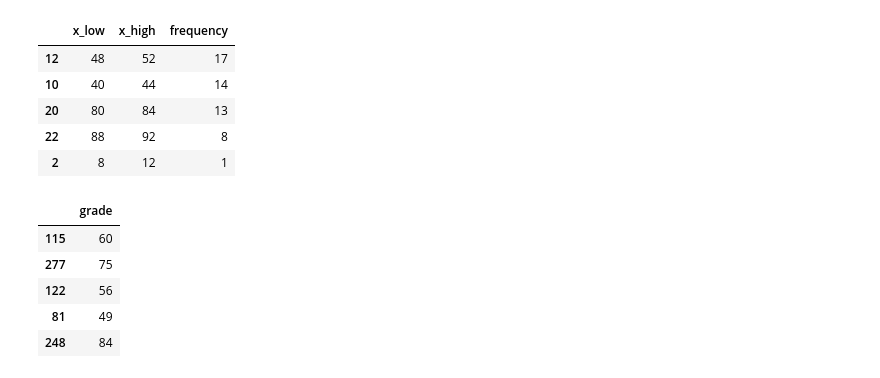
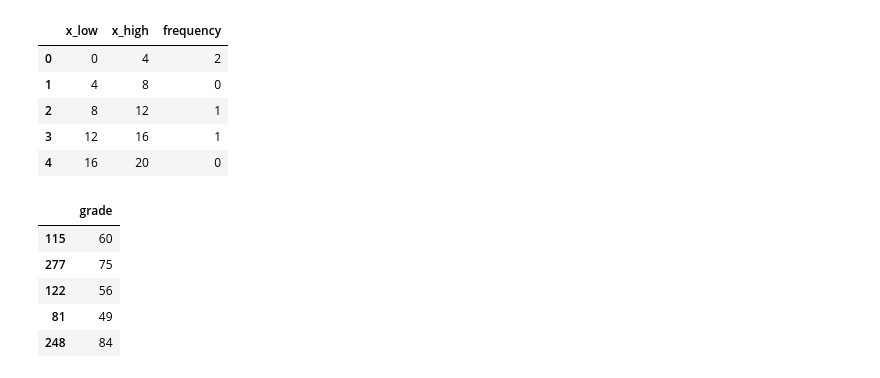
Before and after one commit to LouisObinabo/student-grades-report, a Jupyter notebook: Fundamentals of Data Science-Assignment.ipynb, the cells around one changed output. Cells and saved outputs as stored; diff of their text form; code cells hidden in the pictures.

```diff
--- a/Fundamentals of Data Science-Assignment.ipynb
+++ b/Fundamentals of Data Science-Assignment.ipynb
@@ -14,14 +14,14 @@ df_2020["frequency"] = df_2020["frequency"].astype(int)
 df_2024 = pd.read_csv("./2024input0.csv", header=None, names=["grade"]).infer_objects()
 df_2024["grade"] = df_2024["grade"].astype(int)
 # %%
-df_2020.sample(5)
+df_2020.head(5)
 # %% [output]
 |  | x_low | x_high | frequency |
-| 12 | 48 | 52 | 17 |
-| 10 | 40 | 44 | 14 |
-| 20 | 80 | 84 | 13 |
-| 22 | 88 | 92 | 8 |
+| 0 | 0 | 4 | 2 |
+| 1 | 4 | 8 | 0 |
 | 2 | 8 | 12 | 1 |
+| 3 | 12 | 16 | 1 |
+| 4 | 16 | 20 | 0 |
 # %%
 df_2024.sample(5)
 # %% [output]
```
Also changed, not shown: parts of 11 cells of this notebook, 1 other file.
